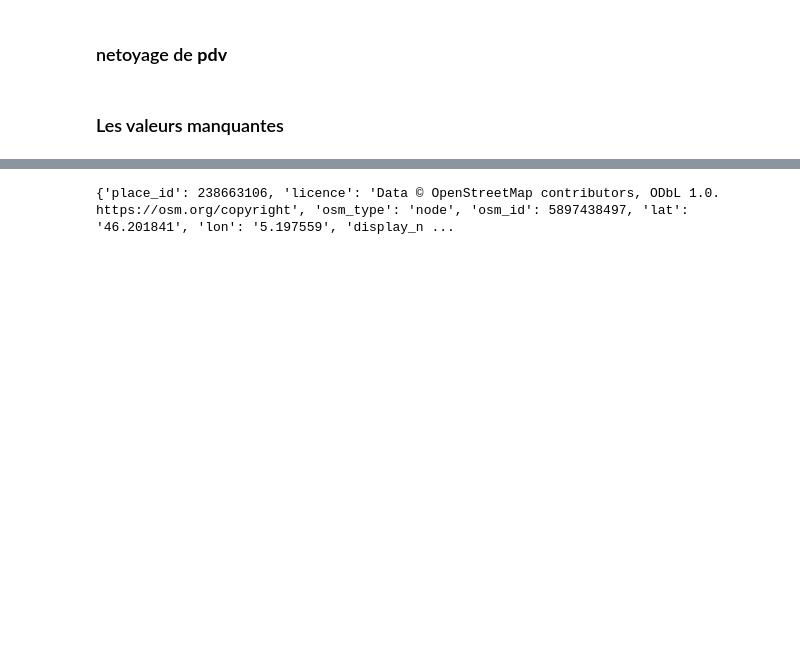
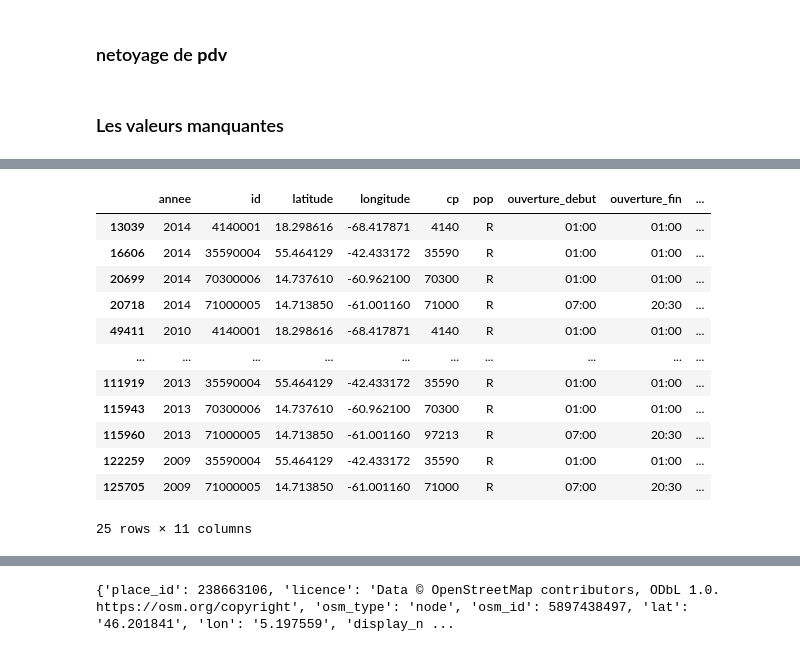
Before and after one commit to Houcine0112/school-eda-serviceStations, a Jupyter notebook: 02 clean_data.ipynb, the cells around one changed output, grey strips where cells are left out. Saved outputs shown, nothing was run; the diff lists cells and outputs as text; code cells hidden in the pictures; blank space fills up the shorter version.

```diff
--- a/02 clean_data.ipynb
+++ b/02 clean_data.ipynb
@@ -97,0 +129,17 @@ pdv
+# %%
+# latitude et longi ne sont pas toujours inversées; elles veulent rien dire parfois
+pdv[pdv.longitude < -5]
+# %% [output]
+|  | annee | id | latitude | longitude | cp | pop | ouverture_debut | ouverture_fin | ... |
+| 13039 | 2014 | 4140001 | 18.298616 | -68.417871 | 4140 | R | 01:00 | 01:00 | ... |
+| 16606 | 2014 | 35590004 | 55.464129 | -42.433172 | 35590 | R | 01:00 | 01:00 | ... |
+| 20699 | 2014 | 70300006 | 14.737610 | -60.962100 | 70300 | R | 01:00 | 01:00 | ... |
+| 20718 | 2014 | 71000005 | 14.713850 | -61.001160 | 71000 | R | 07:00 | 20:30 | ... |
+| 49411 | 2010 | 4140001 | 18.298616 | -68.417871 | 4140 | R | 01:00 | 01:00 | ... |
+| ... | ... | ... | ... | ... | ... | ... | ... | ... | ... |
+| 111919 | 2013 | 35590004 | 55.464129 | -42.433172 | 35590 | R | 01:00 | 01:00 | ... |
+| 115943 | 2013 | 70300006 | 14.737610 | -60.962100 | 70300 | R | 01:00 | 01:00 | ... |
+| 115960 | 2013 | 71000005 | 14.713850 | -61.001160 | 97213 | R | 07:00 | 20:30 | ... |
+| 122259 | 2009 | 35590004 | 55.464129 | -42.433172 | 35590 | R | 01:00 | 01:00 | ... |
+| 125705 | 2009 | 71000005 | 14.713850 | -61.001160 | 71000 | R | 07:00 | 20:30 | ... |
+25 rows × 11 columns
```
Also changed, not shown: parts of 11 cells of this notebook.
